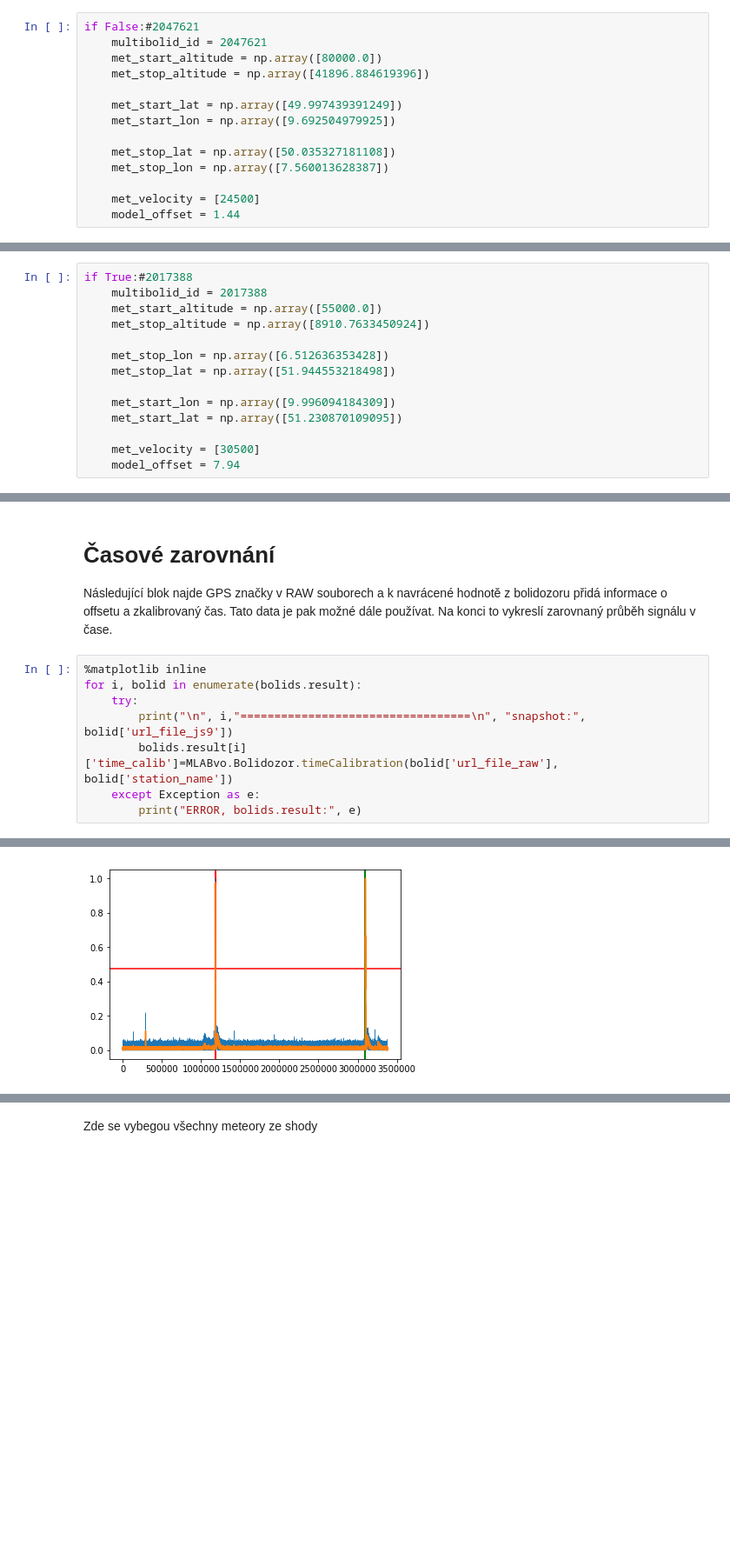
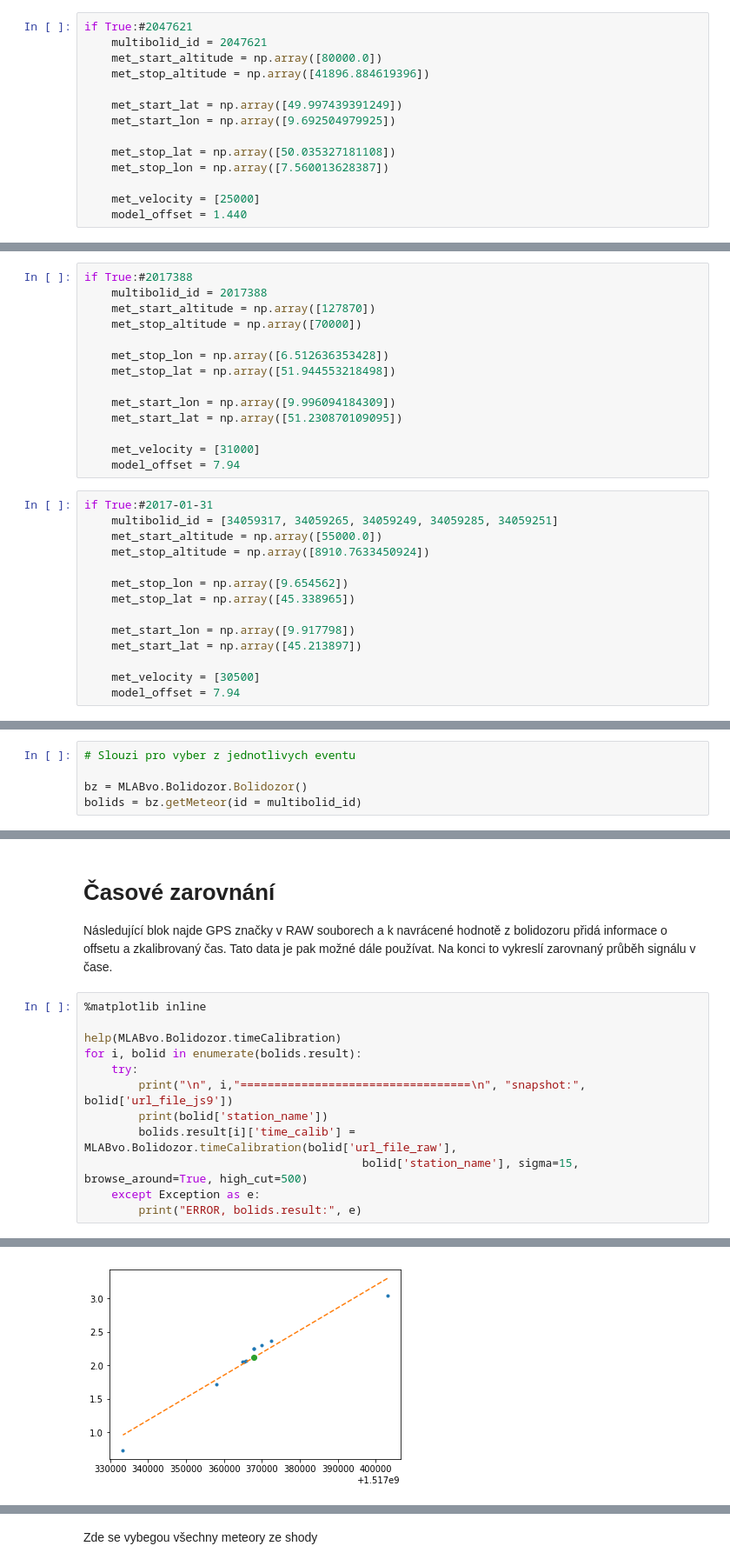
Before and after one commit to bolidozor/MeteorDataAnalyser, a Jupyter notebook: iPython/Bolidozor_vs_optical.ipynb, the cells around one changed output, grey strips where cells are left out. Shown at 87% size. Saved outputs shown, nothing was run; the diff lists cells and outputs as text; blank space fills up the shorter version.

Commit message:
Pridani podpory pro porovnavani meteoru z vyberu

```diff
--- a/iPython/Bolidozor_vs_optical.ipynb
+++ b/iPython/Bolidozor_vs_optical.ipynb
@@ -38,7 +66,7 @@ if False:#2057410
     met_velocity = [45500]
     model_offset = -8.25
 # %%
-if False:#2047621
+if True:#2047621
     multibolid_id = 2047621
     met_start_altitude = np.array([80000.0])
     met_stop_altitude = np.array([41896.884619396])
@@ -49,5 +77,5 @@ if False:#2047621
     met_stop_lat = np.array([50.035327181108])
     met_stop_lon = np.array([7.560013628387])
 
-    met_velocity = [24500]
-    model_offset = 1.44
+    met_velocity = [25000]
+    model_offset = 1.440
@@ -54,8 +97,8 @@ if False:#2047621
 # %%
 if True:#2017388
     multibolid_id = 2017388
-    met_start_altitude = np.array([55000.0])
-    met_stop_altitude = np.array([8910.7633450924])
+    met_start_altitude = np.array([127870])
+    met_stop_altitude = np.array([70000])
 
     met_stop_lon = np.array([6.512636353428])
     met_stop_lat = np.array([51.944553218498])
@@ -63,8 +106,22 @@ if True:#2017388
     met_start_lon = np.array([9.996094184309])
     met_start_lat = np.array([51.230870109095])
 
-    met_velocity = [30500]
+    met_velocity = [31000]
     model_offset = 7.94
+# %%
+if True:#2017-01-31
+    multibolid_id = [34059317, 34059265, 34059249, 34059285, 34059251]
+    met_start_altitude = np.array([55000.0])
+    met_stop_altitude = np.array([8910.7633450924])
+
+    met_stop_lon = np.array([9.654562])
+    met_stop_lat = np.array([45.338965])
+
+    met_start_lon = np.array([9.917798])
+    met_start_lat = np.array([45.213897])
+
+    met_velocity = [30500]
+    model_offset = 7.94
 # %%
 geoC = Geocentric(6378137, 6356752.314)
 stations = {}
@@ -86,0 +150,5 @@ bolids = bz.getMultibolid(id=multibolid_id)
+# %%
+# Slouzi pro vyber z jednotlivych eventu
+
+bz = MLABvo.Bolidozor.Bolidozor()
+bolids = bz.getMeteor(id = multibolid_id)
@@ -90,10 +160,14 @@ bolids = bz.getMultibolid(id=multibolid_id)
 Následující blok najde GPS značky v RAW souborech a k navrácené hodnotě z bolidozoru přidá informace o offsetu a zkalibrovaný čas. Tato data je pak možné dále používat. Na konci to vykreslí zarovnaný průběh signálu v čase.
 # %%
 %matplotlib inline
+
+help(MLABvo.Bolidozor.timeCalibration)
 for i, bolid in enumerate(bolids.result):
     try:
         print("\n", i,"==================================\n", "snapshot:", bolid['url_file_js9'])
-        bolids.result[i]['time_calib']=MLABvo.Bolidozor.timeCalibration(bolid['url_file_raw'], bolid['station_name'])
+        print(bolid['station_name'])
+        bolids.result[i]['time_calib'] = MLABvo.Bolidozor.timeCalibration(bolid['url_file_raw'],
+                                         bolid['station_name'], sigma=15, browse_around=True, high_cut=500)
     except Exception as e:
         print("ERROR, bolids.result:", e)
 # %% [output]
@@ -116 +186 @@ Pocet vzorku s gps znac: 3863
-[figure, old version]
+[figure, new version]
```
Also changed, not shown: parts of 22 cells of this notebook.
